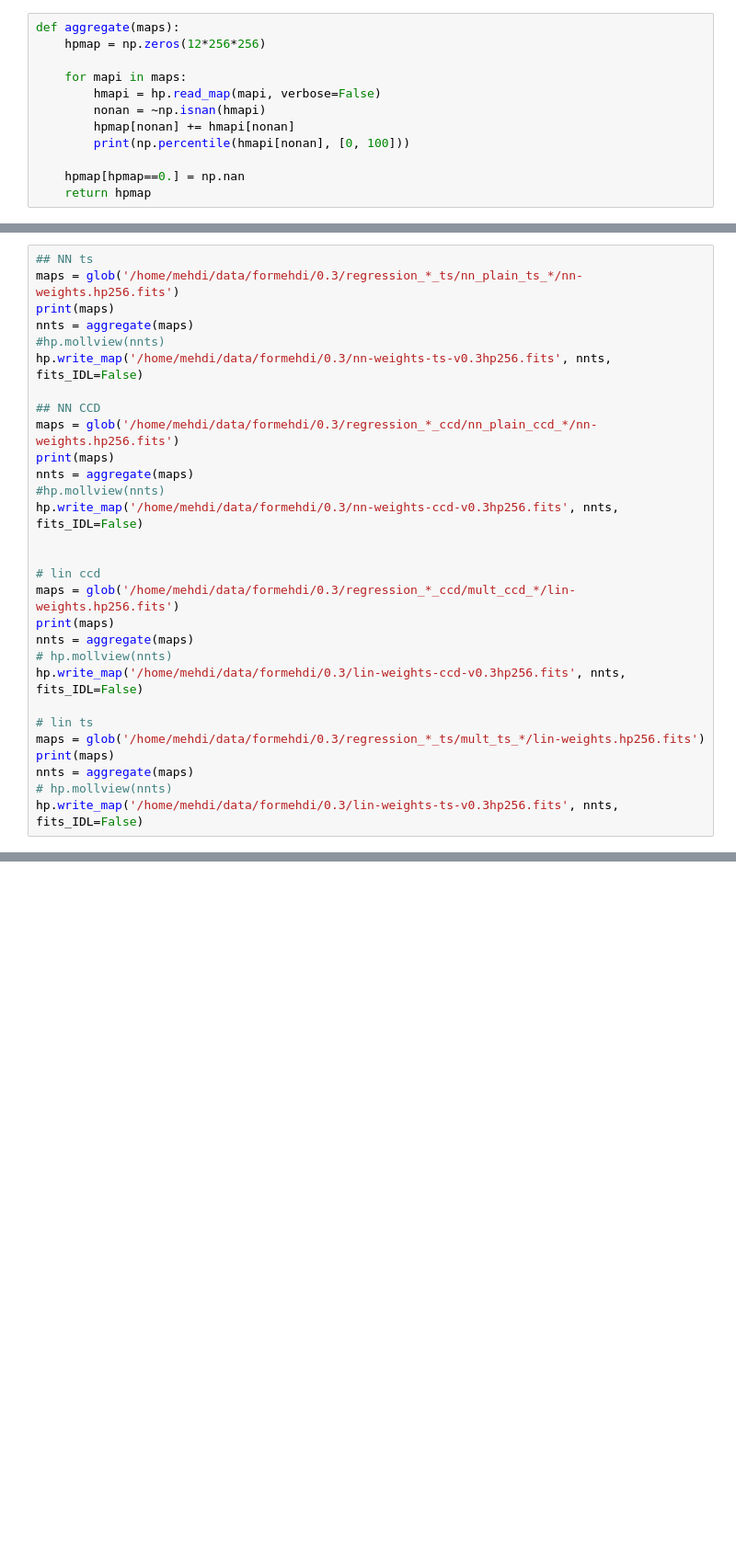
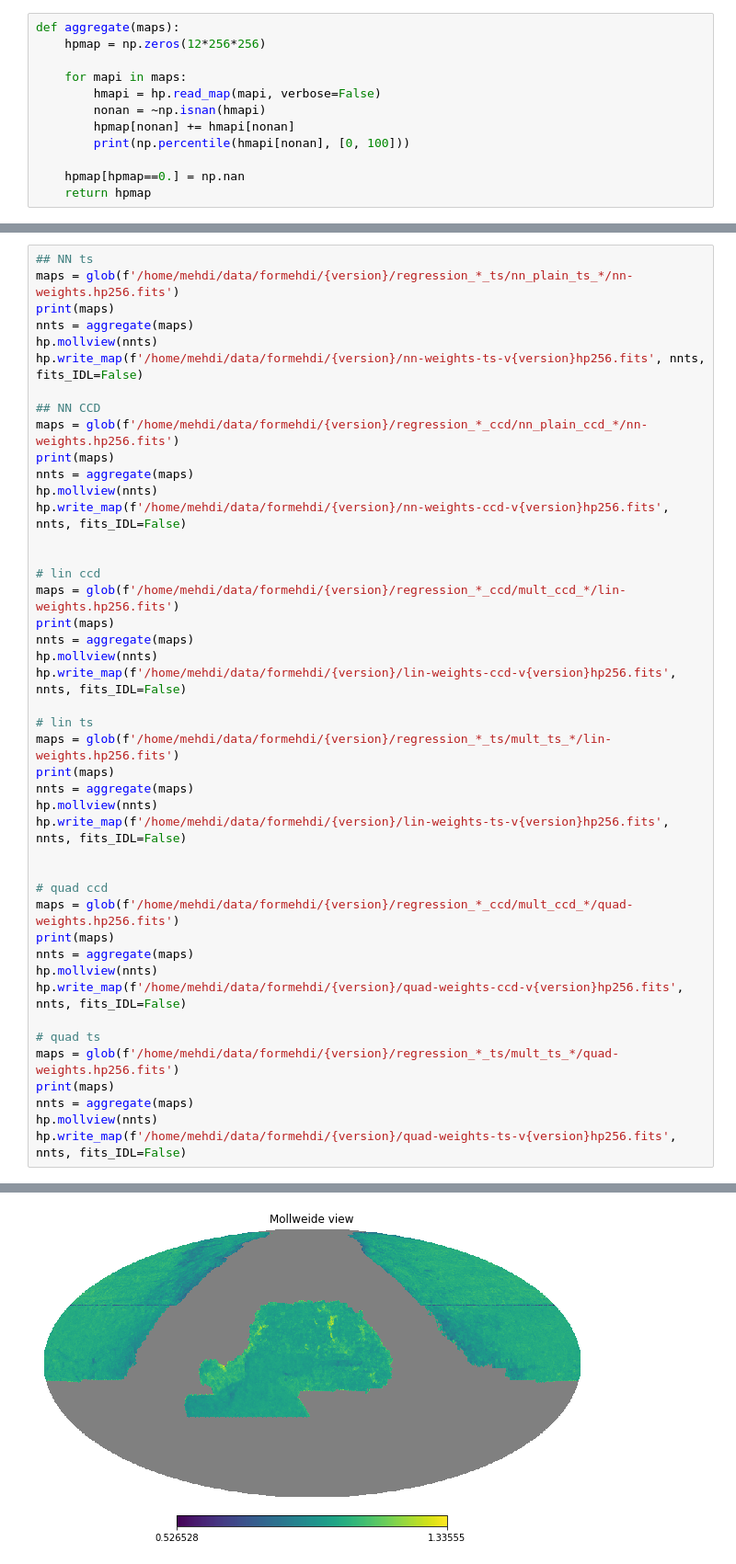
Before and after one commit to mehdirezaie/desisv, a Jupyter notebook: prepare_after_the_nn.ipynb, the cells around one changed output, grey strips where cells are left out. Shown at 92% size. Drawn from its saved outputs; the diff is of its cells as text; blank space fills up the shorter version.

```diff
--- a/prepare_after_the_nn.ipynb
+++ b/prepare_after_the_nn.ipynb
@@ -21,29 +23,45 @@ def aggregate(maps):
 # %%
 ## NN ts
-maps = glob('/home/mehdi/data/formehdi/0.3/regression_*_ts/nn_plain_ts_*/nn-weights.hp256.fits')
+maps = glob(f'/home/mehdi/data/formehdi/{version}/regression_*_ts/nn_plain_ts_*/nn-weights.hp256.fits')
 print(maps)
 nnts = aggregate(maps)
-#hp.mollview(nnts)
-hp.write_map('/home/mehdi/data/formehdi/0.3/nn-weights-ts-v0.3hp256.fits', nnts, fits_IDL=False)
+hp.mollview(nnts)
+hp.write_map(f'/home/mehdi/data/formehdi/{version}/nn-weights-ts-v{version}hp256.fits', nnts, fits_IDL=False)
 
 ## NN CCD
-maps = glob('/home/mehdi/data/formehdi/0.3/regression_*_ccd/nn_plain_ccd_*/nn-weights.hp256.fits')
+maps = glob(f'/home/mehdi/data/formehdi/{version}/regression_*_ccd/nn_plain_ccd_*/nn-weights.hp256.fits')
 print(maps)
 nnts = aggregate(maps)
-#hp.mollview(nnts)
-hp.write_map('/home/mehdi/data/formehdi/0.3/nn-weights-ccd-v0.3hp256.fits', nnts, fits_IDL=False)
+hp.mollview(nnts)
+hp.write_map(f'/home/mehdi/data/formehdi/{version}/nn-weights-ccd-v{version}hp256.fits', nnts, fits_IDL=False)
 
 
 # lin ccd
-maps = glob('/home/mehdi/data/formehdi/0.3/regression_*_ccd/mult_ccd_*/lin-weights.hp256.fits')
+maps = glob(f'/home/mehdi/data/formehdi/{version}/regression_*_ccd/mult_ccd_*/lin-weights.hp256.fits')
 print(maps)
 nnts = aggregate(maps)
-# hp.mollview(nnts)
-hp.write_map('/home/mehdi/data/formehdi/0.3/lin-weights-ccd-v0.3hp256.fits', nnts, fits_IDL=False)
+hp.mollview(nnts)
+hp.write_map(f'/home/mehdi/data/formehdi/{version}/lin-weights-ccd-v{version}hp256.fits', nnts, fits_IDL=False)
 
 # lin ts
-maps = glob('/home/mehdi/data/formehdi/0.3/regression_*_ts/mult_ts_*/lin-weights.hp256.fits')
+maps = glob(f'/home/mehdi/data/formehdi/{version}/regression_*_ts/mult_ts_*/lin-weights.hp256.fits')
 print(maps)
 nnts = aggregate(maps)
-# hp.mollview(nnts)
-hp.write_map('/home/mehdi/data/formehdi/0.3/lin-weights-ts-v0.3hp256.fits', nnts, fits_IDL=False)
+hp.mollview(nnts)
+hp.write_map(f'/home/mehdi/data/formehdi/{version}/lin-weights-ts-v{version}hp256.fits', nnts, fits_IDL=False)
+
+
+# quad ccd
+maps = glob(f'/home/mehdi/data/formehdi/{version}/regression_*_ccd/mult_ccd_*/quad-weights.hp256.fits')
+print(maps)
+nnts = aggregate(maps)
+hp.mollview(nnts)
+hp.write_map(f'/home/mehdi/data/formehdi/{version}/quad-weights-ccd-v{version}hp256.fits', nnts, fits_IDL=False)
+
+# quad ts
+maps = glob(f'/home/mehdi/data/formehdi/{version}/regression_*_ts/mult_ts_*/quad-weights.hp256.fits')
+print(maps)
+nnts = aggregate(maps)
+hp.mollview(nnts)
+hp.write_map(f'/home/mehdi/data/formehdi/{version}/quad-weights-ts-v{version}hp256.fits', nnts, fits_IDL=False)
+# %% [output]
@@ -49,0 +85 @@ hp.write_map('/home/mehdi/data/formehdi/0.3/lin-weights-ts-v0.3hp256.fits', nnts
+[figure, added]
```
Also changed, not shown: parts of 5 cells of this notebook, 2 other files.
